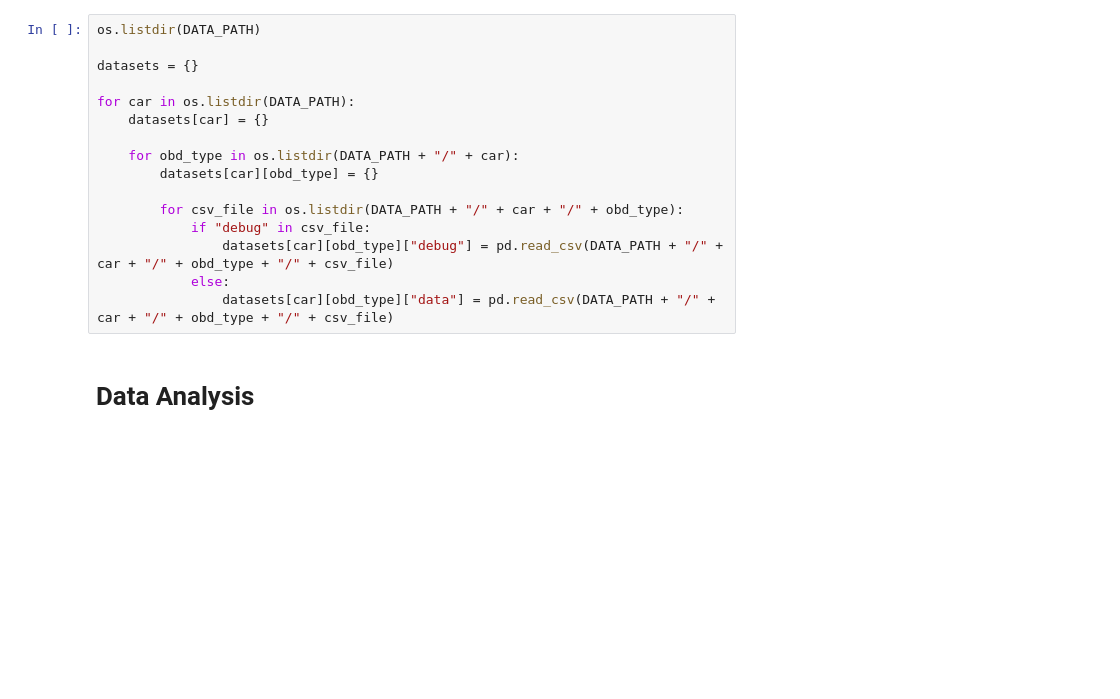
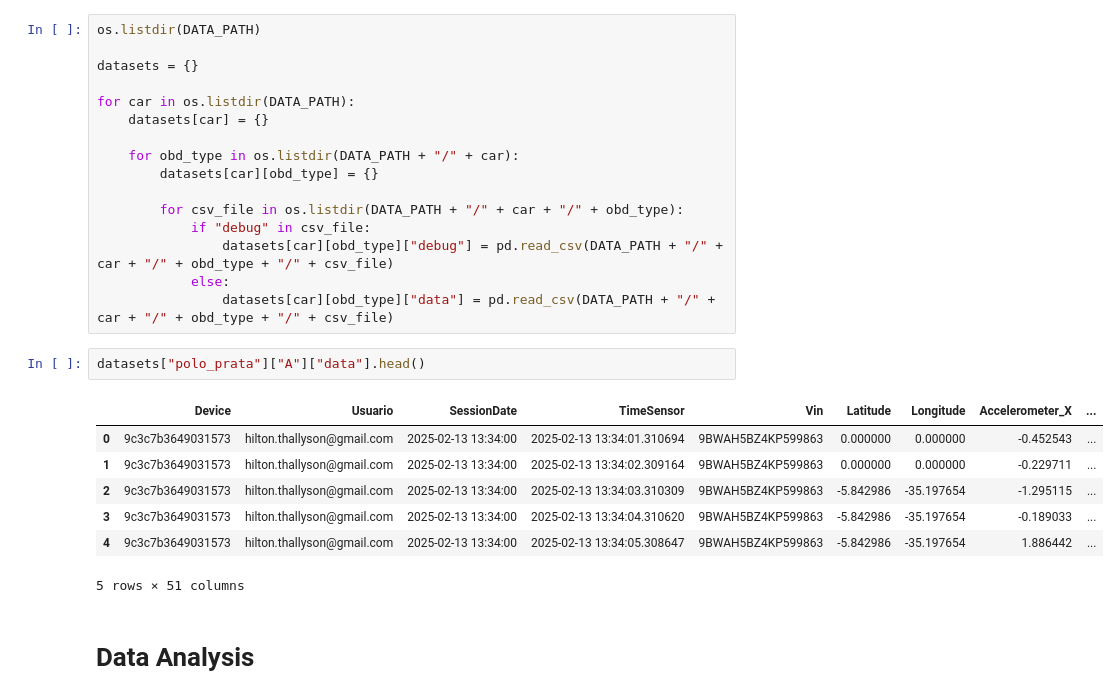
Before and after one commit to conect2ai/SBRC2025-App2Car, a Jupyter notebook: notebooks/algorithmns.ipynb, the cells around one changed output. Cells and saved outputs as stored; diff of their text form; blank space fills up the shorter version.

Commit message:
added full times

```diff
--- a/notebooks/algorithmns.ipynb
+++ b/notebooks/algorithmns.ipynb
@@ -27,6 +27,16 @@ for car in os.listdir(DATA_PATH):
                 datasets[car][obd_type]["debug"] = pd.read_csv(DATA_PATH + "/" + car + "/" + obd_type + "/" + csv_file)
             else:
                 datasets[car][obd_type]["data"] = pd.read_csv(DATA_PATH + "/" + car + "/" + obd_type + "/" + csv_file)
+# %%
+datasets["polo_prata"]["A"]["data"].head()
+# %% [output]
+|  | Device | Usuario | SessionDate | TimeSensor | Vin | Latitude | Longitude | Accelerometer_X | ... |
+| 0 | 9c3c7b3649031573 | hilton.thallyson@gmail.com | 2025-02-13 13:34:00 | 2025-02-13 13:34:01.310694 | 9BWAH5BZ4KP599863 | 0.000000 | 0.000000 | -0.452543 | ... |
+| 1 | 9c3c7b3649031573 | hilton.thallyson@gmail.com | 2025-02-13 13:34:00 | 2025-02-13 13:34:02.309164 | 9BWAH5BZ4KP599863 | 0.000000 | 0.000000 | -0.229711 | ... |
+| 2 | 9c3c7b3649031573 | hilton.thallyson@gmail.com | 2025-02-13 13:34:00 | 2025-02-13 13:34:03.310309 | 9BWAH5BZ4KP599863 | -5.842986 | -35.197654 | -1.295115 | ... |
+| 3 | 9c3c7b3649031573 | hilton.thallyson@gmail.com | 2025-02-13 13:34:00 | 2025-02-13 13:34:04.310620 | 9BWAH5BZ4KP599863 | -5.842986 | -35.197654 | -0.189033 | ... |
+| 4 | 9c3c7b3649031573 | hilton.thallyson@gmail.com | 2025-02-13 13:34:00 | 2025-02-13 13:34:05.308647 | 9BWAH5BZ4KP599863 | -5.842986 | -35.197654 | 1.886442 | ... |
+5 rows × 51 columns
 # %% [markdown]
 # Data Analysis
 # %%
```
Also changed, not shown: 2 other files.
